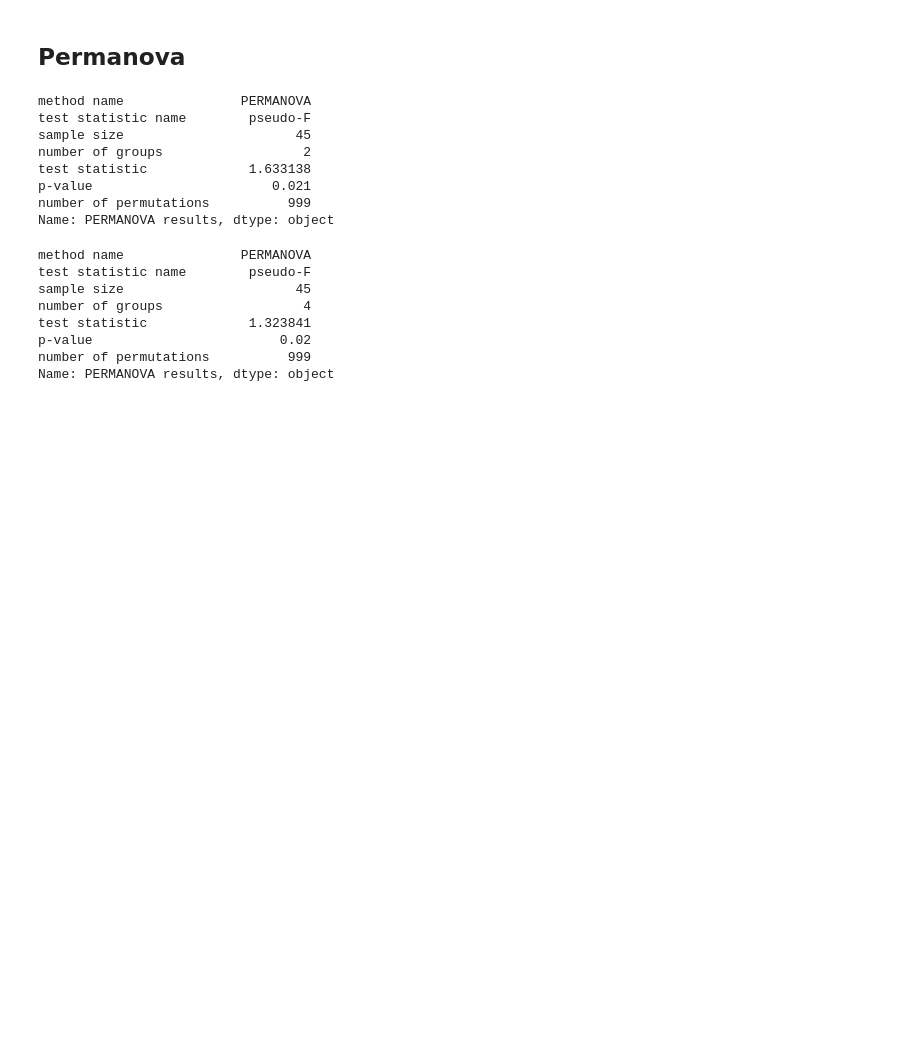
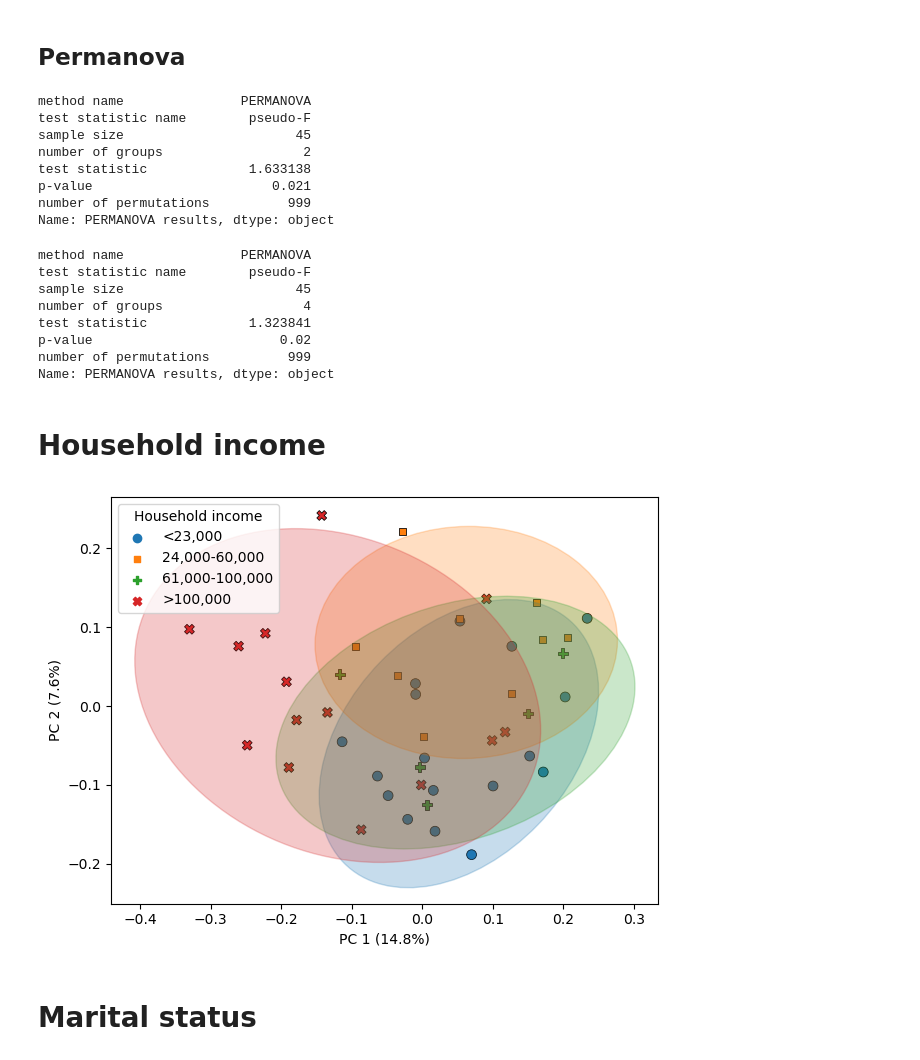
Before and after one commit to sterrettJD/Phadtare-IBS, a Jupyter notebook: PCoA.ipynb, the cells around one changed output. Cells and saved outputs as stored; diff of their text form; code cells hidden in the pictures; blank space fills up the shorter version.

Commit message:
create nice pcoa for socio

```diff
--- a/PCoA.ipynb
+++ b/PCoA.ipynb
@@ -194,3 +194,51 @@ test statistic             1.323841
 p-value                        0.02
 number of permutations          999
 Name: PERMANOVA results, dtype: object
+# %% [markdown]
+# Household income
+# %%
+u_uni_plotdata["Household income"] = metadata["HH income"]
+u_uni_plotdata.loc[u_uni_plotdata["Household income"]==" >100,000", "Household income"] = ">100,000"
+u_uni_plotdata.loc[u_uni_plotdata["Household income"]=="upto 23,000", "Household income"] = "<23,000"
+# %%
+ax = sns.scatterplot(x=0, y=1,
+                    hue="Household income",
+                    hue_order=["<23,000", "24,000-60,000", "61,000-100,000", ">100,000"],
+                    style="Household income",
+                    data=u_uni_plotdata,
+                    edgecolor="black",
+                    s=50)
+
+ax.set_xlabel(f"PC 1 ({round(u_uni_pcoa.proportion_explained[0]*100,1)}%)")
+ax.set_ylabel(f"PC 2 ({round(u_uni_pcoa.proportion_explained[1]*100,1)}%)")
+ax.legend(title="Household income")
+
+confidence_ellipse(u_uni_plotdata.loc[u_uni_plotdata["Household income"]=="<23,000", 0],
+                   u_uni_plotdata.loc[u_uni_plotdata["Household income"]=="<23,000", 1],
+                   n_std=2.0,
+                   ax=ax, edgecolor='tab:blue',
+                   alpha=0.25, facecolor='tab:blue')
+confidence_ellipse(u_uni_plotdata.loc[u_uni_plotdata["Household income"]=="24,000-60,000", 0],
+                   u_uni_plotdata.loc[u_uni_plotdata["Household income"]=="24,000-60,000", 1],
+                   n_std=2.0,
+                   ax=ax, edgecolor='tab:orange',
+                   alpha=0.25, facecolor='tab:orange')
+confidence_ellipse(u_uni_plotdata.loc[u_uni_plotdata["Household income"]=="61,000-100,000", 0],
+                   u_uni_plotdata.loc[u_uni_plotdata["Household income"]=="61,000-100,000", 1],
+                   n_std=2.0,
+                   ax=ax, edgecolor='tab:green',
+                   alpha=0.25, facecolor='tab:green')
+confidence_ellipse(u_uni_plotdata.loc[u_uni_plotdata["Household income"]==">100,000", 0],
+                   u_uni_plotdata.loc[u_uni_plotdata["Household income"]==">100,000", 1],
+                   n_std=2.0,
+                   ax=ax, edgecolor='tab:red',
+                   alpha=0.25, facecolor='tab:red')
+
+
+plt.tight_layout()
+plt.savefig("Figures/u_uni_income_pcoa.pdf")
+plt.show()
+# %% [output]
+[figure, added]
+# %% [markdown]
+# Marital status
```
Also changed, not shown: parts of 4 cells of this notebook.
